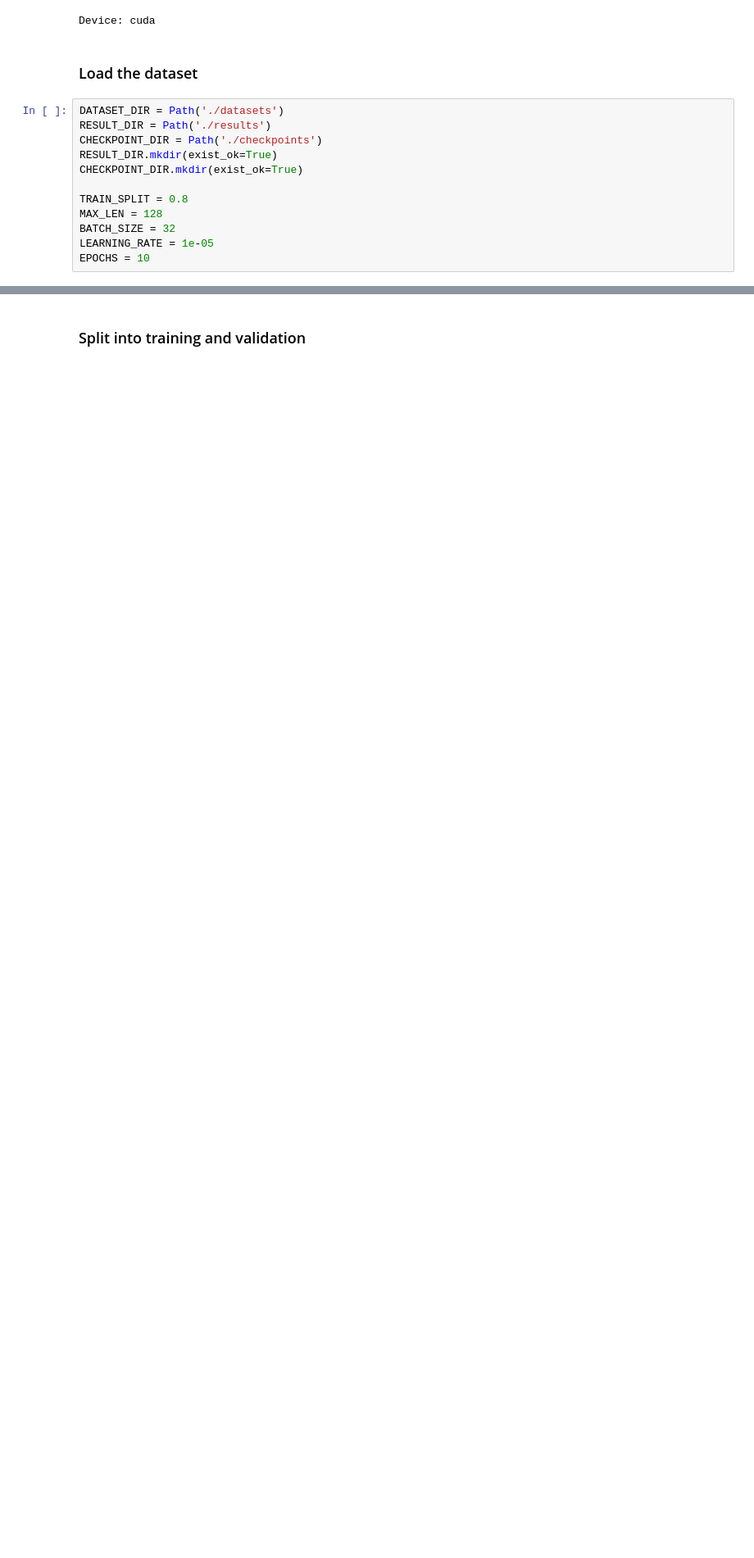
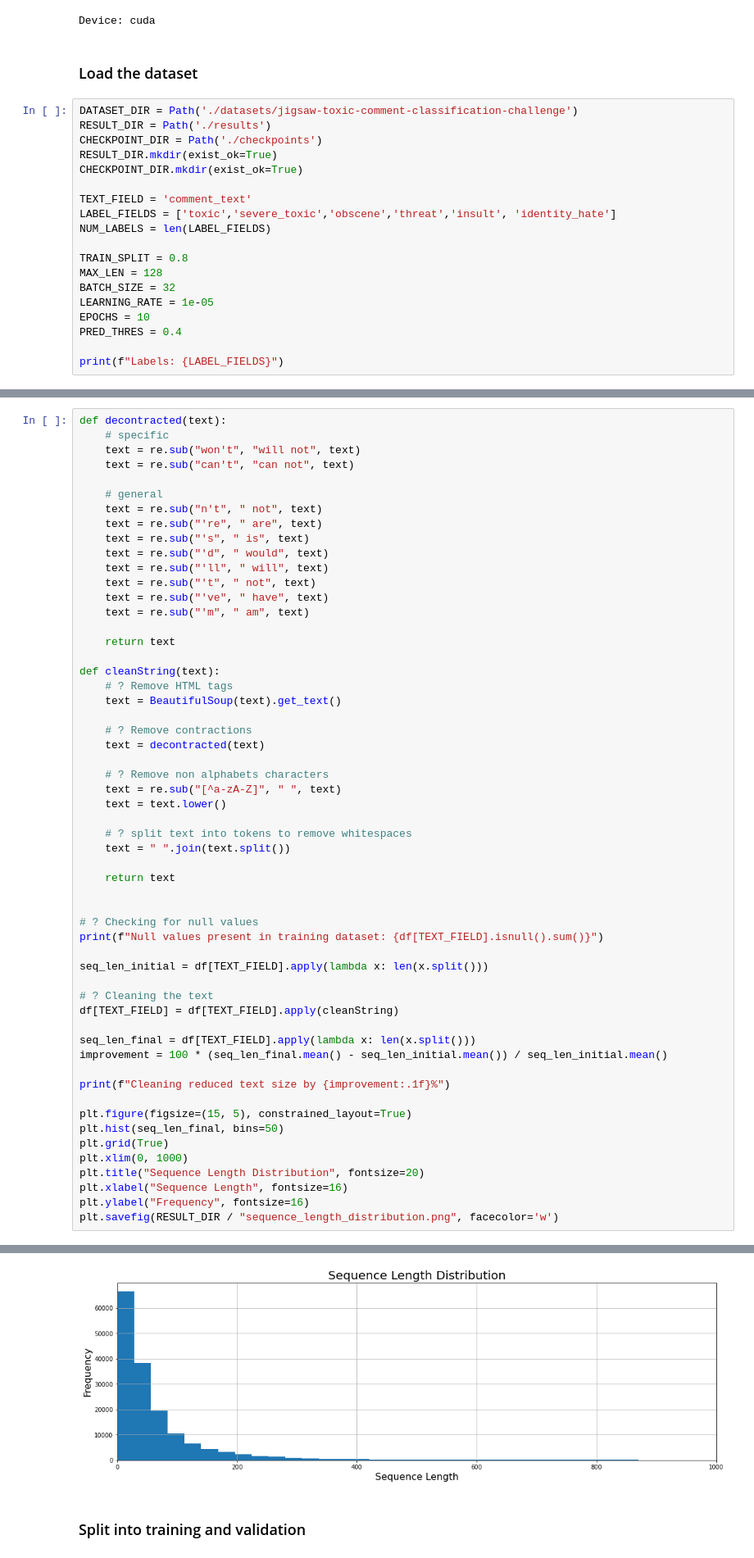
Before and after one commit to relaxxpls/fight-online-abuse, a Jupyter notebook: train.ipynb, the cells around one changed output, grey strips where cells are left out. Shown at 82% size. Cells and saved outputs as stored; diff of their text form; blank space fills up the shorter version.

Commit message:
👌 IMPROVE: Update training

```diff
--- a/train.ipynb
+++ b/train.ipynb
@@ -23,16 +27,23 @@ Device: cuda
 # %% [markdown]
 ### Load the dataset
 # %%
-DATASET_DIR = Path('./datasets')
+DATASET_DIR = Path('./datasets/jigsaw-toxic-comment-classification-challenge')
 RESULT_DIR = Path('./results')
 CHECKPOINT_DIR = Path('./checkpoints')
 RESULT_DIR.mkdir(exist_ok=True)
 CHECKPOINT_DIR.mkdir(exist_ok=True)
+
+TEXT_FIELD = 'comment_text'
+LABEL_FIELDS = ['toxic','severe_toxic','obscene','threat','insult', 'identity_hate']
+NUM_LABELS = len(LABEL_FIELDS)
 
 TRAIN_SPLIT = 0.8
 MAX_LEN = 128
 BATCH_SIZE = 32
 LEARNING_RATE = 1e-05
 EPOCHS = 10
+PRED_THRES = 0.4
+
+print(f"Labels: {LABEL_FIELDS}")
 # %%
 df = pd.read_csv(DATASET_DIR / 'train.csv', index_col=0)
@@ -62,0 +62,57 @@ plt.savefig(RESULT_DIR / "sequence_length_distribution.png", facecolor='w')
+# %%
+def decontracted(text):
+    # specific
+    text = re.sub("won't", "will not", text)
+    text = re.sub("can't", "can not", text)
+
+    # general
+    text = re.sub("n't", " not", text)
+    text = re.sub("'re", " are", text)
+    text = re.sub("'s", " is", text)
+    text = re.sub("'d", " would", text)
+    text = re.sub("'ll", " will", text)
+    text = re.sub("'t", " not", text)
+    text = re.sub("'ve", " have", text)
+    text = re.sub("'m", " am", text)
+
+    return text
+
+def cleanString(text):
+    # ? Remove HTML tags
+    text = BeautifulSoup(text).get_text()
+
+    # ? Remove contractions
+    text = decontracted(text)
+
+    # ? Remove non alphabets characters
+    text = re.sub("[^a-zA-Z]", " ", text)
+    text = text.lower()
+
+    # ? split text into tokens to remove whitespaces
+    text = " ".join(text.split())
+
+    return text
+
+
+# ? Checking for null values
+print(f"Null values present in training dataset: {df[TEXT_FIELD].isnull().sum()}")
+
+seq_len_initial = df[TEXT_FIELD].apply(lambda x: len(x.split()))
+
+# ? Cleaning the text
+df[TEXT_FIELD] = df[TEXT_FIELD].apply(cleanString)
+
+seq_len_final = df[TEXT_FIELD].apply(lambda x: len(x.split()))
+improvement = 100 * (seq_len_final.mean() - seq_len_initial.mean()) / seq_len_initial.mean()
+
+print(f"Cleaning reduced text size by {improvement:.1f}%")
+
+plt.figure(figsize=(15, 5), constrained_layout=True)
+plt.hist(seq_len_final, bins=50)
+plt.grid(True)
+plt.xlim(0, 1000)
+plt.title("Sequence Length Distribution", fontsize=20)
+plt.xlabel("Sequence Length", fontsize=16)
+plt.ylabel("Frequency", fontsize=16)
+plt.savefig(RESULT_DIR / "sequence_length_distribution.png", facecolor='w')
+# %% [output]
@@ -63,3 +121,4 @@ plt.savefig(RESULT_DIR / "sequence_length_distribution.png", facecolor='w')
+[figure, added]
 # %% [markdown]
 ### Split into training and validation
 # %%
```
Also changed, not shown: parts of 12 cells of this notebook, 2 other files.
